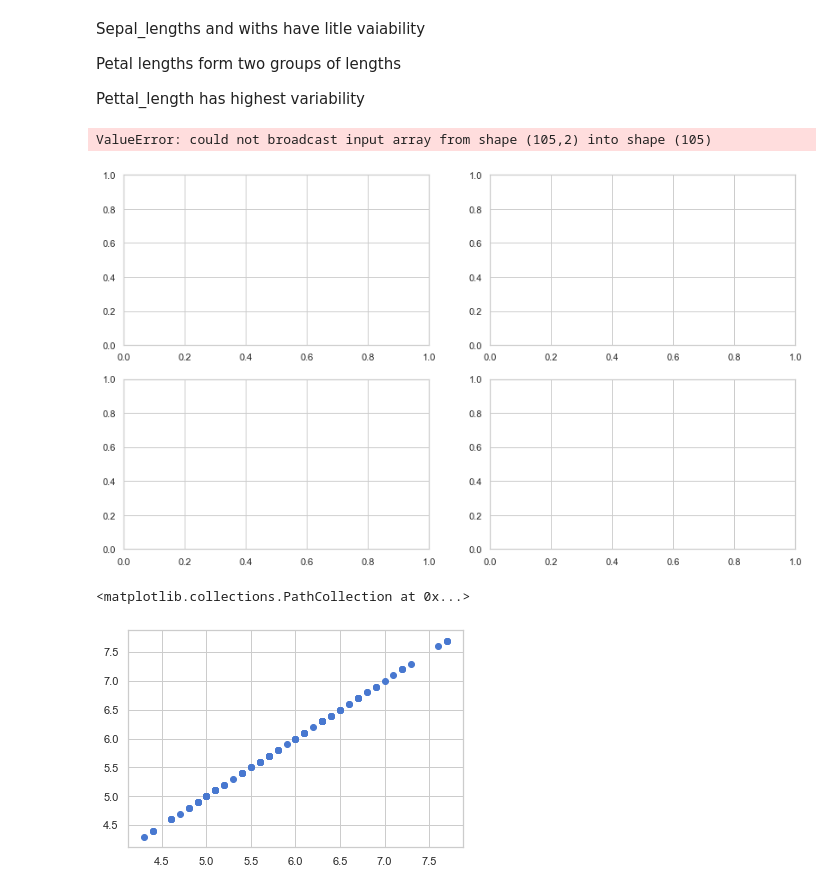
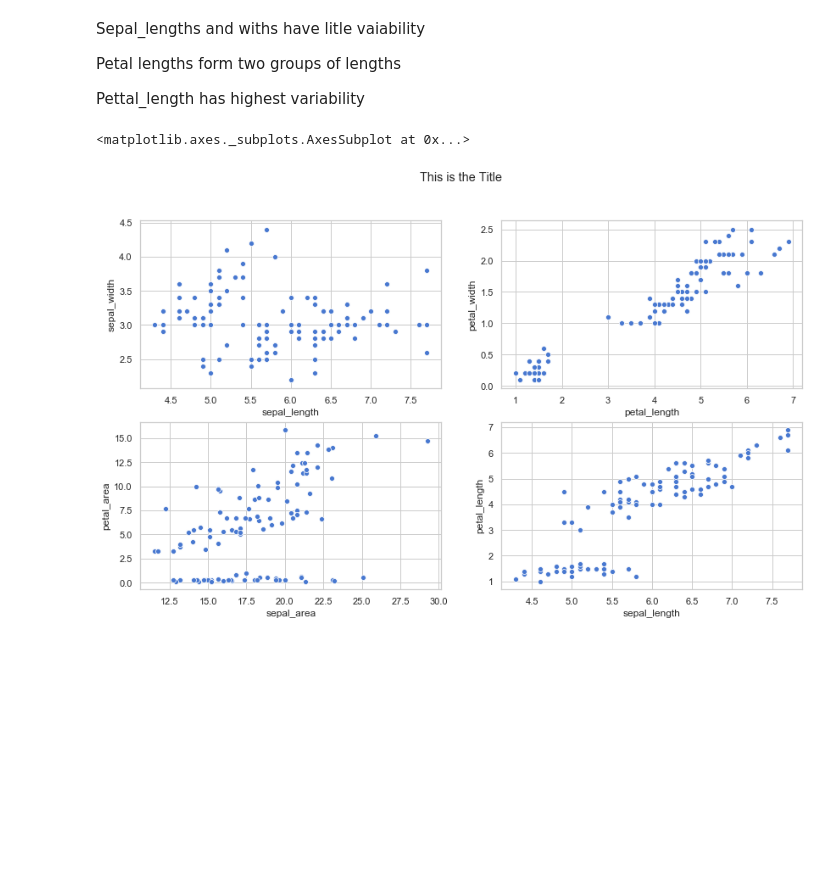
Before and after one commit to Johndsalas/ds-methodologies-exercises, a Jupyter notebook: classification/classification_exercises.ipynb, the cells around one changed output. Drawn from its saved outputs; the diff is of its cells as text; code cells hidden in the pictures; blank space fills up the shorter version.

```diff
--- a/classification/classification_exercises.ipynb
+++ b/classification/classification_exercises.ipynb
@@ -569,19 +569,20 @@ Pettal_length has highest variability
 # sepal_area x petal_area
 # sepal_length x petal_length
 # Make your figure size 14 x 8. What are your takeaways?
-# %%
-features1 = ['sepal_length', 'sepal_width']
-features2 = ['sepal_length', 'sepal_width']
-
-_, ax = plt.subplots(nrows=2, ncols=2, figsize=(14,8))
-
-for i, feature1 in enumerate(features):
-    sns.barplot(features1, features2, data=train, ax=ax[i], alpha=.5)
-# %% [output]
-ValueError: could not broadcast input array from shape (105,2) into shape (105)
-[figure, removed]
-# %%
-plt.scatter('sepal_length','sepal_length', data=train)
-# %% [output]
-<matplotlib.collections.PathCollection at 0x...>
-[figure, removed]
+# %%
+train['sepal_area']= train.sepal_width * train.sepal_length
+train['petal_area']= train.petal_width * train.petal_length
+# %%
+plt.figure(figsize=(14,8))
+plt.suptitle("This is the Title")
+plt.subplot(2,2,1)
+sns.scatterplot(x="sepal_length", y="sepal_width", data=train)
+plt.subplot(2,2,2)
+sns.scatterplot(x="petal_length", y="petal_width", data=train)
+plt.subplot(2,2,3)
+sns.scatterplot(x="sepal_area", y="petal_area", data=train)
+plt.subplot(2,2,4)
+sns.scatterplot(x="sepal_length", y="petal_length", data=train)
+# %% [output]
+<matplotlib.axes._subplots.AxesSubplot at 0x...>
+[figure, added]
```
Also changed, not shown: parts of 13 cells of this notebook, 1 other file.
